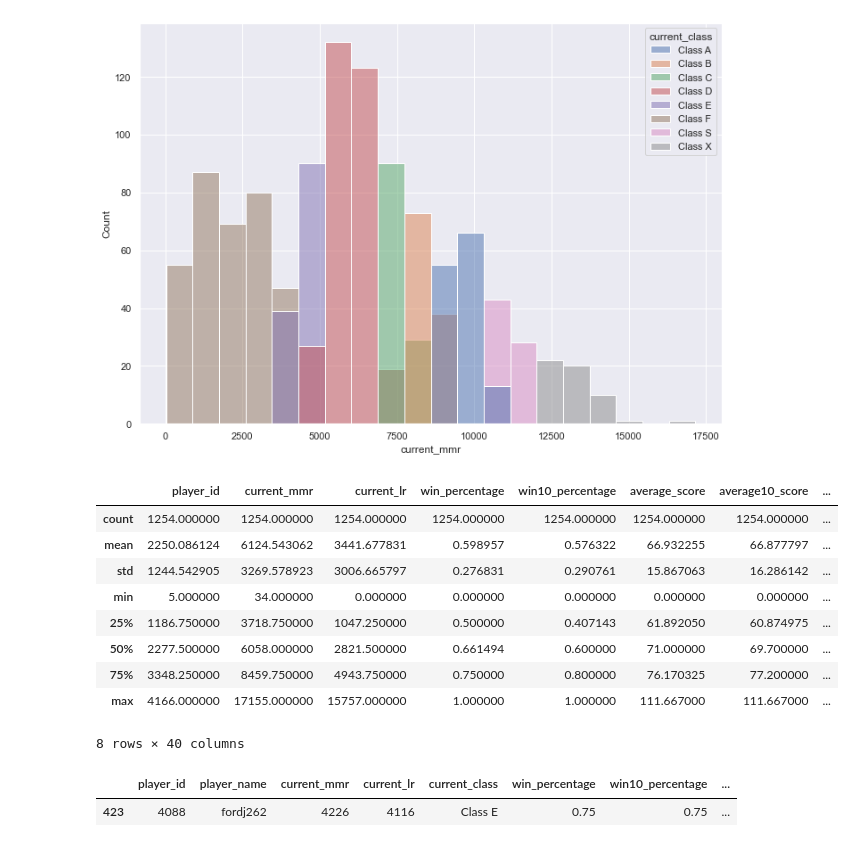
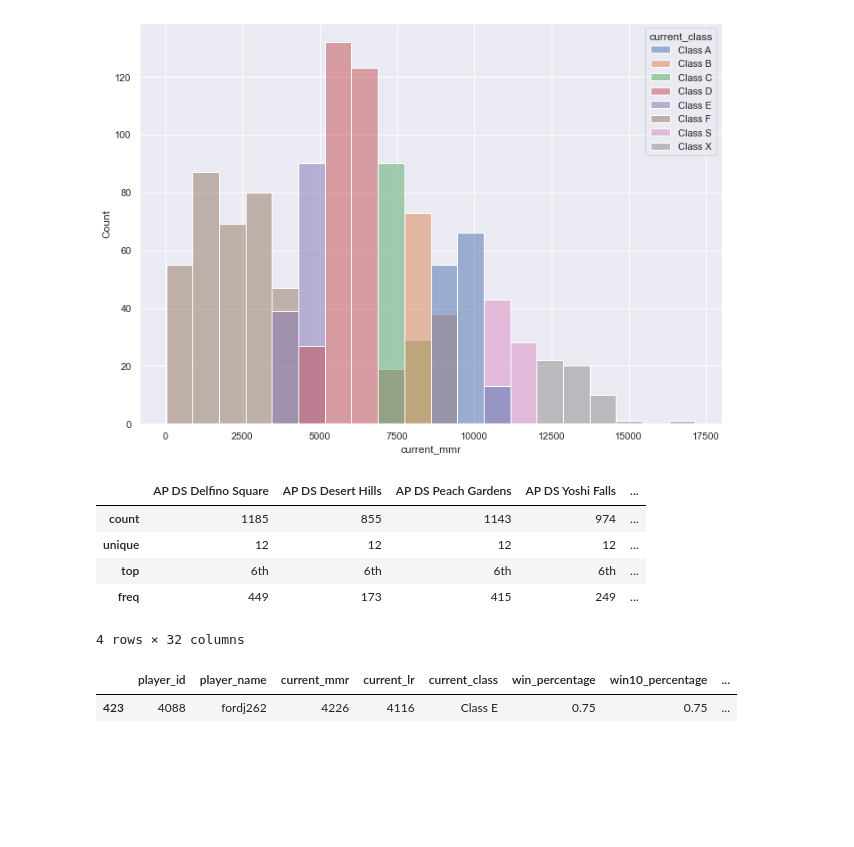
Before and after one commit to fordjackson26/CS5394Project3, a Jupyter notebook: loungedata.ipynb, the cells around one changed output. Drawn from its saved outputs; the diff is of its cells as text; code cells hidden in the pictures; blank space fills up the shorter version.

```diff
--- a/loungedata.ipynb
+++ b/loungedata.ipynb
@@ -139,18 +163,14 @@ sns.histplot(data = combodata, x='current_mmr', hue = 'current_class', bins=20)
 <AxesSubplot:xlabel='current_mmr', ylabel='Count'>
 [figure]
 # %%
-combodata.describe()
+combodata[APcols].describe()
 # %% [output]
-|  | player_id | current_mmr | current_lr | win_percentage | win10_percentage | average_score | average10_score | ... |
-| count | 1254.000000 | 1254.000000 | 1254.000000 | 1254.000000 | 1254.000000 | 1254.000000 | 1254.000000 | ... |
-| mean | 2250.086124 | 6124.543062 | 3441.677831 | 0.598957 | 0.576322 | 66.932255 | 66.877797 | ... |
-| std | 1244.542905 | 3269.578923 | 3006.665797 | 0.276831 | 0.290761 | 15.867063 | 16.286142 | ... |
-| min | 5.000000 | 34.000000 | 0.000000 | 0.000000 | 0.000000 | 0.000000 | 0.000000 | ... |
-| 25% | 1186.750000 | 3718.750000 | 1047.250000 | 0.500000 | 0.407143 | 61.892050 | 60.874975 | ... |
-| 50% | 2277.500000 | 6058.000000 | 2821.500000 | 0.661494 | 0.600000 | 71.000000 | 69.700000 | ... |
-| 75% | 3348.250000 | 8459.750000 | 4943.750000 | 0.750000 | 0.800000 | 76.170325 | 77.200000 | ... |
-| max | 4166.000000 | 17155.000000 | 15757.000000 | 1.000000 | 1.000000 | 111.667000 | 111.667000 | ... |
+|  | AP DS Delfino Square | AP DS Desert Hills | AP DS Peach Gardens | AP DS Yoshi Falls | ... |
+| count | 1185 | 855 | 1143 | 974 | ... |
+| unique | 12 | 12 | 12 | 12 | ... |
+| top | 6th | 6th | 6th | 6th | ... |
+| freq | 449 | 173 | 415 | 249 | ... |
-8 rows × 40 columns
+4 rows × 32 columns
 # %%
 combodata.loc[combodata['player_id'] == 4088]
 # %% [output]
```
Also changed, not shown: parts of 43 cells of this notebook.
